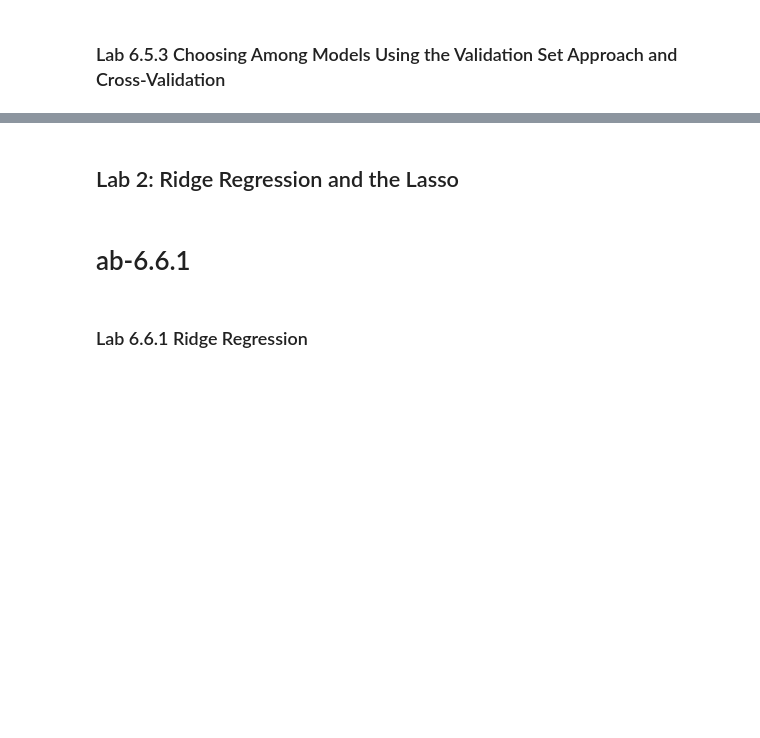
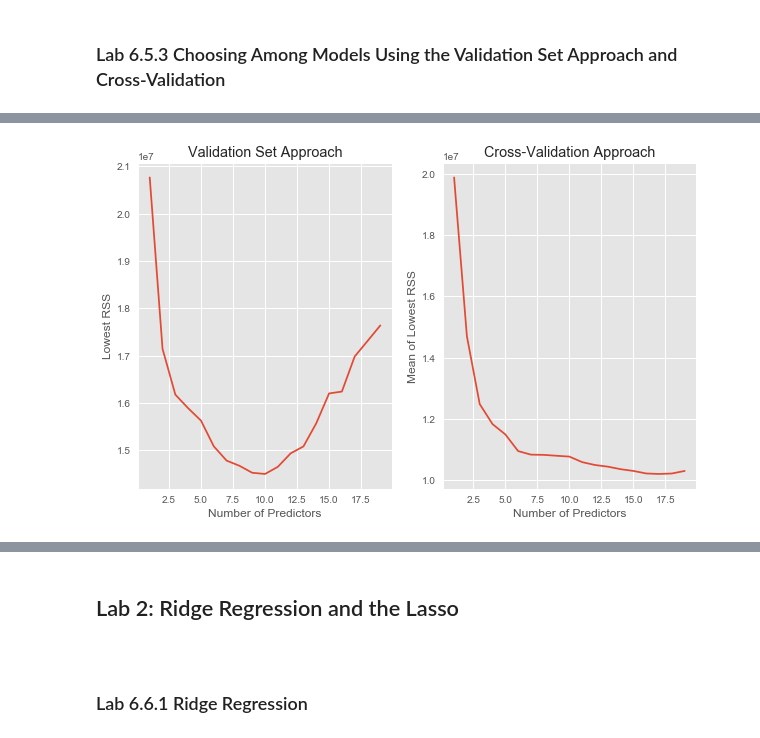
Before and after one commit to 0liu/ISLR, a Jupyter notebook: Chapter 6 Linear Model Selection and Regularization.ipynb, the cells around one changed output, grey strips where cells are left out. Saved outputs shown, nothing was run; the diff lists cells and outputs as text; code cells hidden in the pictures; blank space fills up the shorter version.

```diff
--- a/Chapter 6 Linear Model Selection and Regularization.ipynb
+++ b/Chapter 6 Linear Model Selection and Regularization.ipynb
@@ -109,0 +343,7 @@ print(hitters.Salary.isnull().sum())
+# %%
+# Train-test split. Test set size is random with prob=0.5, as in the book.
+np.random.seed(seed=51)
+train_mask = np.random.choice([True, False], size = hitters.shape[0], replace = True)
+test_mask = np.invert(train_mask)
+print("Train set size = ", train_mask.sum())
+print("Test set size = ", test_mask.sum())
@@ -109,0 +393,5 @@ print(hitters.Salary.isnull().sum())
+# %%
+# Run forward stepwise selection on Hitters full date set
+print("\nForward stepwise select features on full data set, based on RSS. \n")
+_, _, _, best_features_full = forward_select_valset(hitters, hitters, response, score_rss_valset)
+print("The best {} features are:\n{}".format(best_j_valset, best_features_full[best_j_valset-1]))
@@ -109,0 +405,16 @@ print(hitters.Salary.isnull().sum())
+# %%
+# 10-fold CV splits
+kf = KFold(10, random_state=55)
+# Forward stepwise selection on each split
+scores_cv_list = []
+for train_index, test_index in kf.split(hitters):
+    scores_df, _, _, _ = forward_select_valset(hitters.iloc[train_index], hitters.iloc[test_mask], response, score_rss_valset)
+    scores_cv_list.append(scores_df)
+# Combine the scores of 10 folds
+scores_cv = pd.concat(scores_cv_list, axis=1)
+scores_cv.columns = range(1, 11)
+scores_cv.columns.name = 'K-Fold'
+# %%
+# Compute mean RSS of 10 folds for each j = 1..p
+mean_rss_cv = scores_cv.mean(axis=1) * (-1)
+print(mean_rss_cv)
@@ -110,8 +439,24 @@ print(hitters.Salary.isnull().sum())
+# %%
+# Plots to compare validation set and cross-validation
+fig, ax = plt.subplots(1, 2, figsize=(10, 6))
+ax1 = plt.subplot(121)
+plt.plot(range(1, len(features)+1), mean_rss_valset)
+plt.title('Validation Set Approach')
+plt.xlabel('Number of Predictors')
+plt.ylabel('Lowest RSS')
+ax2 = plt.subplot(122)
+plt.plot(range(1, len(features)+1), mean_rss_cv)
+plt.title('Cross-Validation Approach')
+plt.xlabel('Number of Predictors')
+plt.ylabel('Mean of Lowest RSS')
+plt.show()
+# %% [output]
+[figure, added]
 # %% [markdown]
 <a id='lab2'></a>
 # %% [markdown]
 ## Lab 2: Ridge Regression and the Lasso
 # %% [markdown]
-# ab-6.6.1
+<a id='lab-6.6.1'></a>
 # %% [markdown]
 ### Lab 6.6.1 Ridge Regression
```
Also changed, not shown: parts of 49 cells of this notebook.
